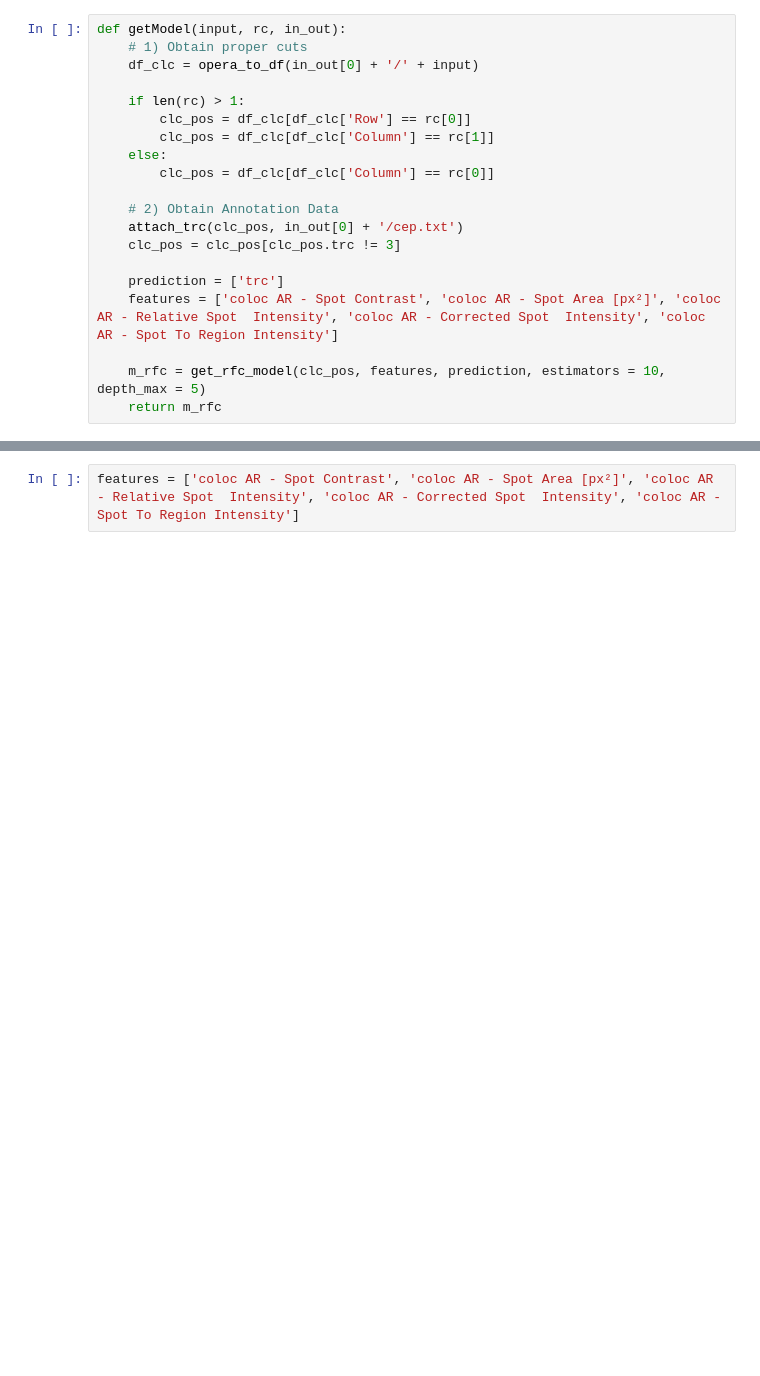
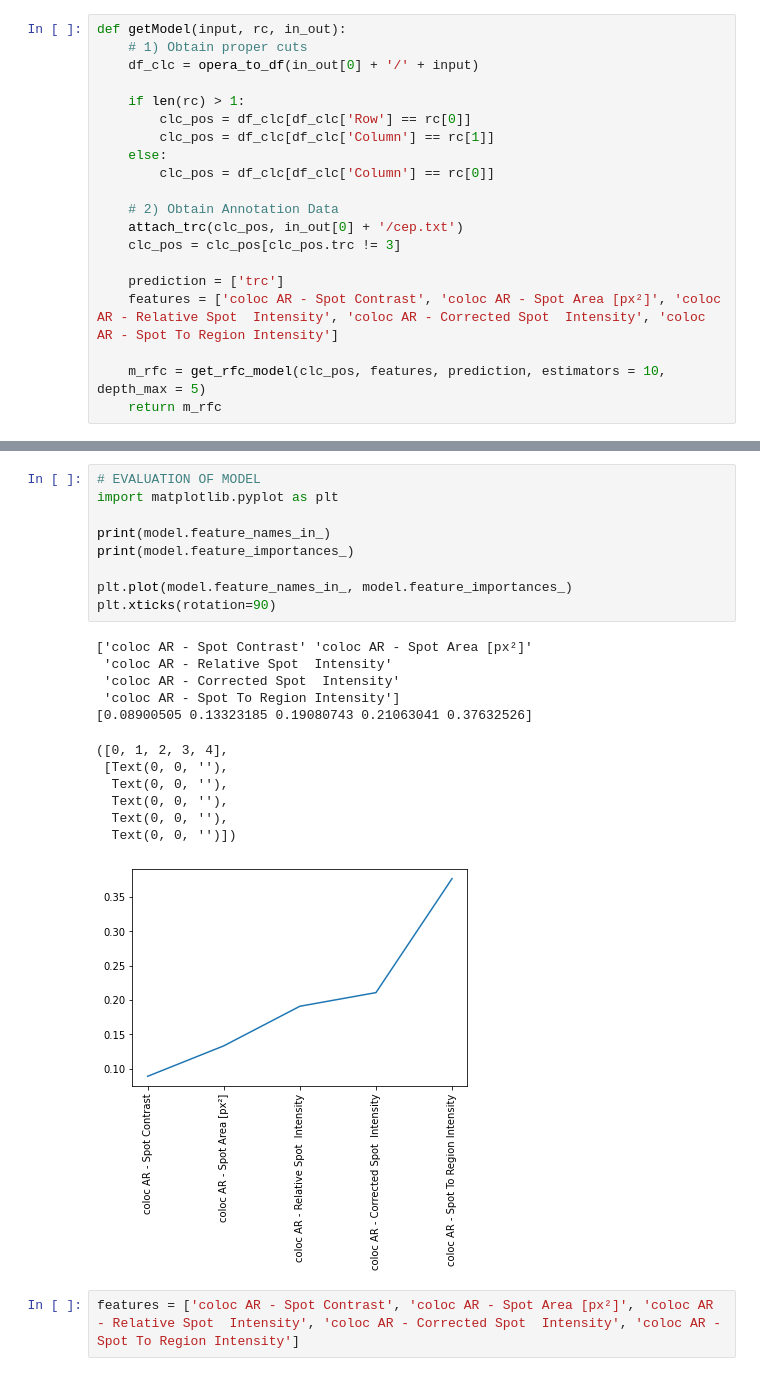
Before and after one commit to niightingale/bep_tools, a Jupyter notebook: fiji_analysis/models_X2.ipynb, the cells around one changed output, grey strips where cells are left out. Drawn from its saved outputs; the diff is of its cells as text; blank space fills up the shorter version.

```diff
--- a/fiji_analysis/models_X2.ipynb
+++ b/fiji_analysis/models_X2.ipynb
@@ -143,3 +144,25 @@ weighted avg       0.92      0.92      0.92       227
+# %%
+# EVALUATION OF MODEL
+import matplotlib.pyplot as plt
+
+print(model.feature_names_in_)
+print(model.feature_importances_)
+
+plt.plot(model.feature_names_in_, model.feature_importances_)
+plt.xticks(rotation=90)
+# %% [output]
+['coloc AR - Spot Contrast' 'coloc AR - Spot Area [px²]'
+ 'coloc AR - Relative Spot  Intensity'
+ 'coloc AR - Corrected Spot  Intensity'
+ 'coloc AR - Spot To Region Intensity']
+[0.08900505 0.13323185 0.19080743 0.21063041 0.37632526]
+([0, 1, 2, 3, 4],
+ [Text(0, 0, ''),
+  Text(0, 0, ''),
+  Text(0, 0, ''),
+  Text(0, 0, ''),
+  Text(0, 0, '')])
+[figure, added]
 # %%
 features = ['coloc AR - Spot Contrast', 'coloc AR - Spot Area [px²]', 'coloc AR - Relative Spot  Intensity', 'coloc AR - Corrected Spot  Intensity', 'coloc AR - Spot To Region Intensity']
 # %% [markdown]
```
Also changed, not shown: parts of 3 cells of this notebook, 3 other files.
